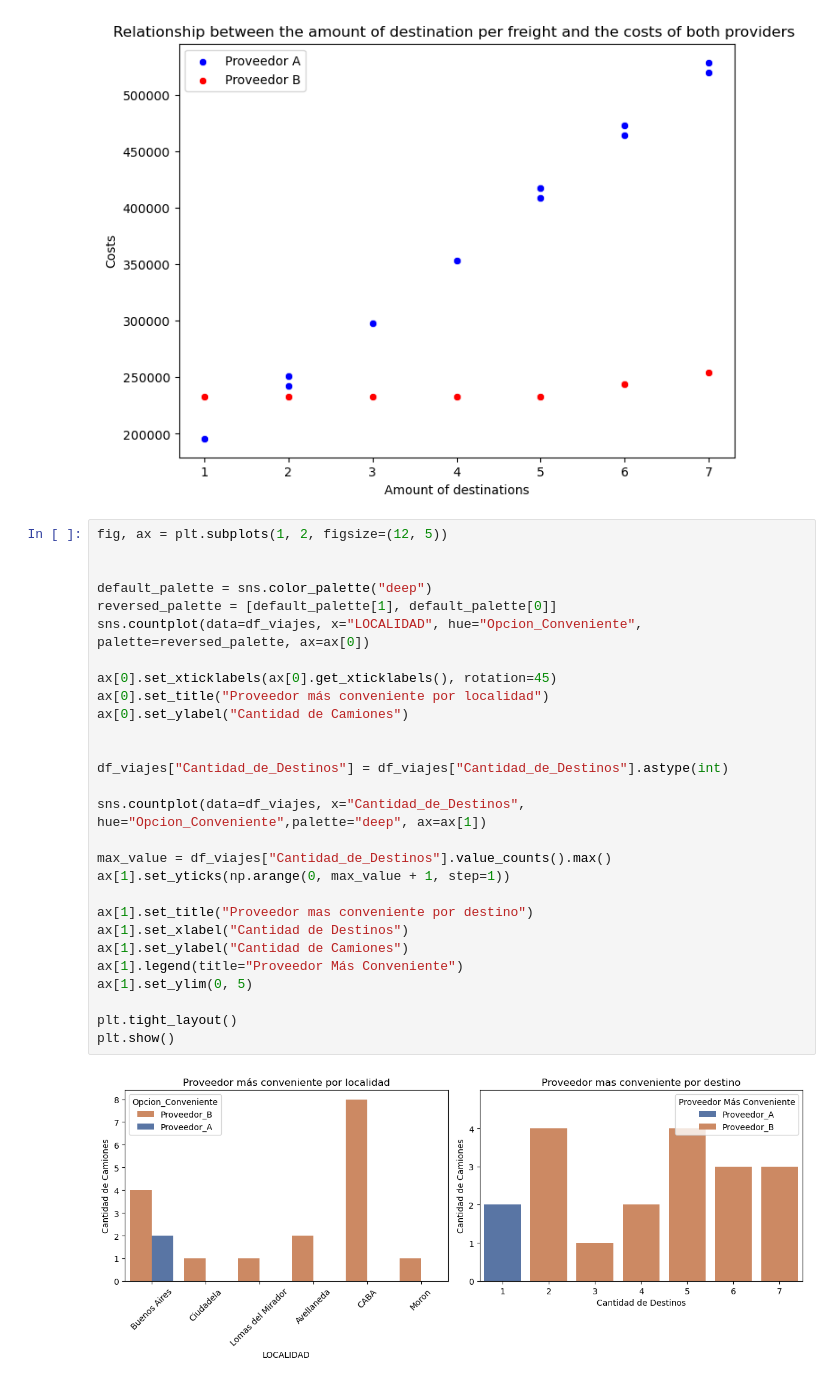
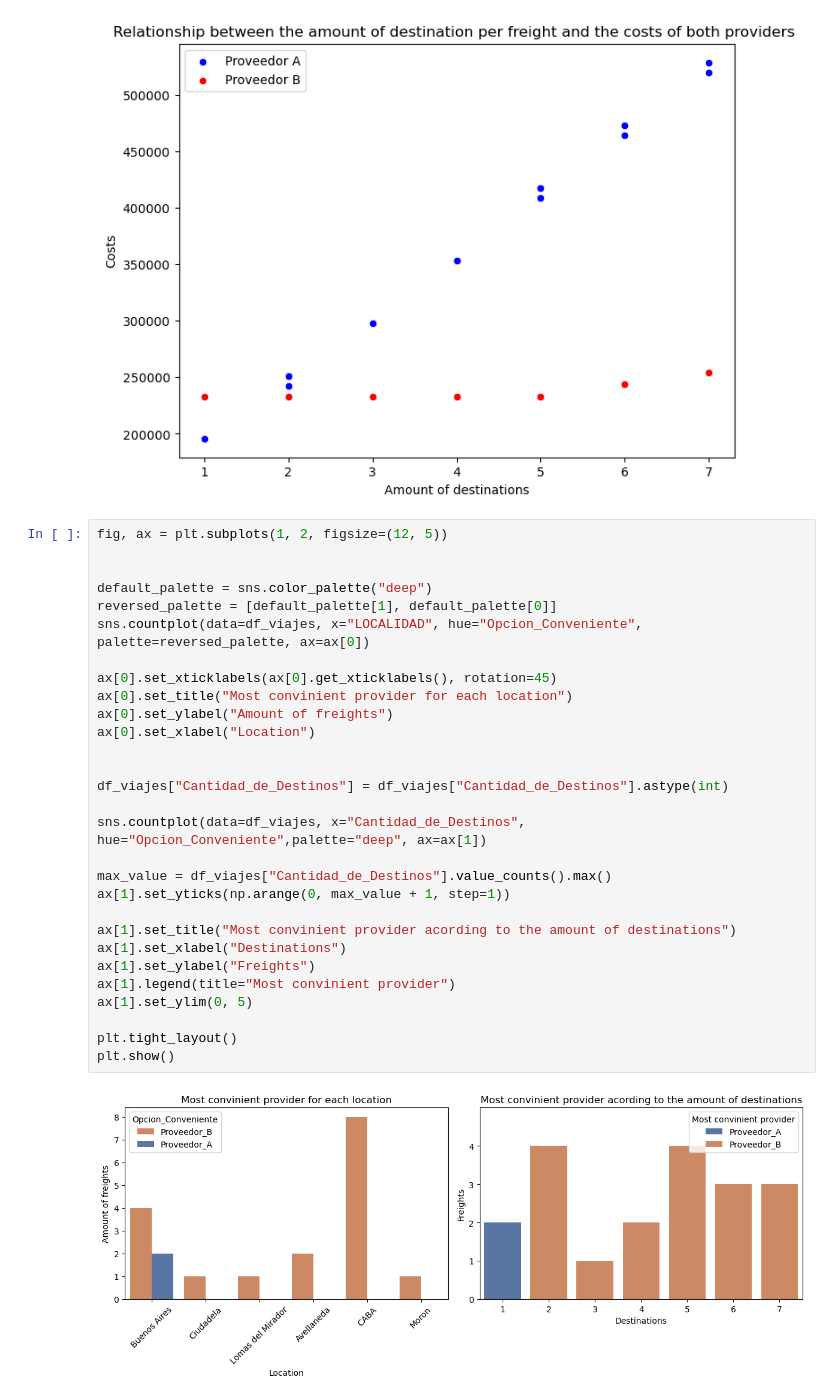
Before and after one commit to FelipeTamaki/Darnel-Fletes-Analisis, a Jupyter notebook: 3_4 Providers analysis.ipynb, the cells around one changed output. Cells and saved outputs as stored; diff of their text form.

```diff
--- a/3_4 Providers analysis.ipynb
+++ b/3_4 Providers analysis.ipynb
@@ -94,30 +94,31 @@ plt.show()
 # %%
 fig, ax = plt.subplots(1, 2, figsize=(12, 5))
 
 
 default_palette = sns.color_palette("deep")
 reversed_palette = [default_palette[1], default_palette[0]]
 sns.countplot(data=df_viajes, x="LOCALIDAD", hue="Opcion_Conveniente", palette=reversed_palette, ax=ax[0])
 
 ax[0].set_xticklabels(ax[0].get_xticklabels(), rotation=45)
-ax[0].set_title("Proveedor más conveniente por localidad")
-ax[0].set_ylabel("Cantidad de Camiones")
+ax[0].set_title("Most convinient provider for each location")
+ax[0].set_ylabel("Amount of freights")
+ax[0].set_xlabel("Location")
 
 
 df_viajes["Cantidad_de_Destinos"] = df_viajes["Cantidad_de_Destinos"].astype(int)
 
 sns.countplot(data=df_viajes, x="Cantidad_de_Destinos", hue="Opcion_Conveniente",palette="deep", ax=ax[1])
 
 max_value = df_viajes["Cantidad_de_Destinos"].value_counts().max()
 ax[1].set_yticks(np.arange(0, max_value + 1, step=1))
 
-ax[1].set_title("Proveedor mas conveniente por destino")
-ax[1].set_xlabel("Cantidad de Destinos")
-ax[1].set_ylabel("Cantidad de Camiones")
-ax[1].legend(title="Proveedor Más Conveniente")
+ax[1].set_title("Most convinient provider acording to the amount of destinations")
+ax[1].set_xlabel("Destinations")
+ax[1].set_ylabel("Freights")
+ax[1].legend(title="Most convinient provider")
 ax[1].set_ylim(0, 5)
 
 plt.tight_layout()
 plt.show()
 # %% [output]
-[figure, old version]
+[figure, new version]
```
Also changed, not shown: 3 other files.
